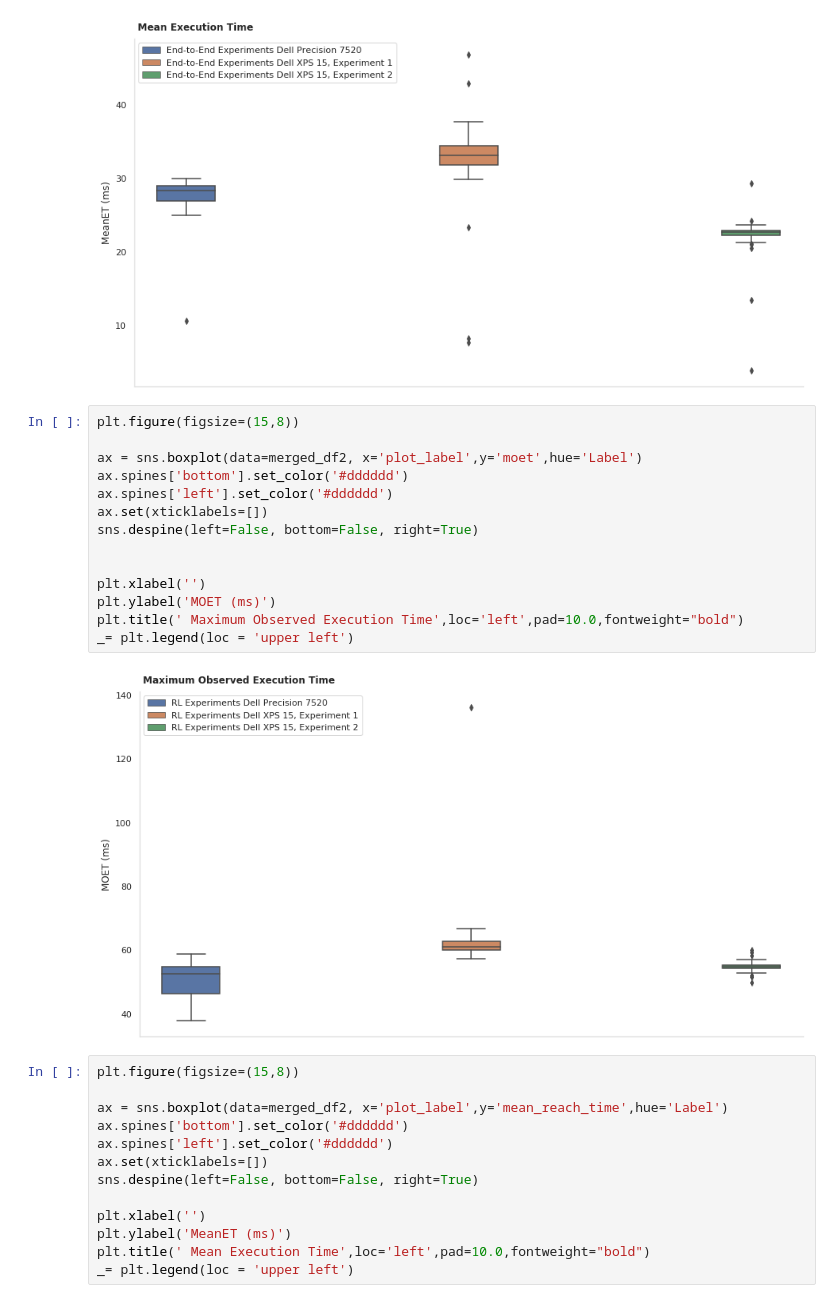
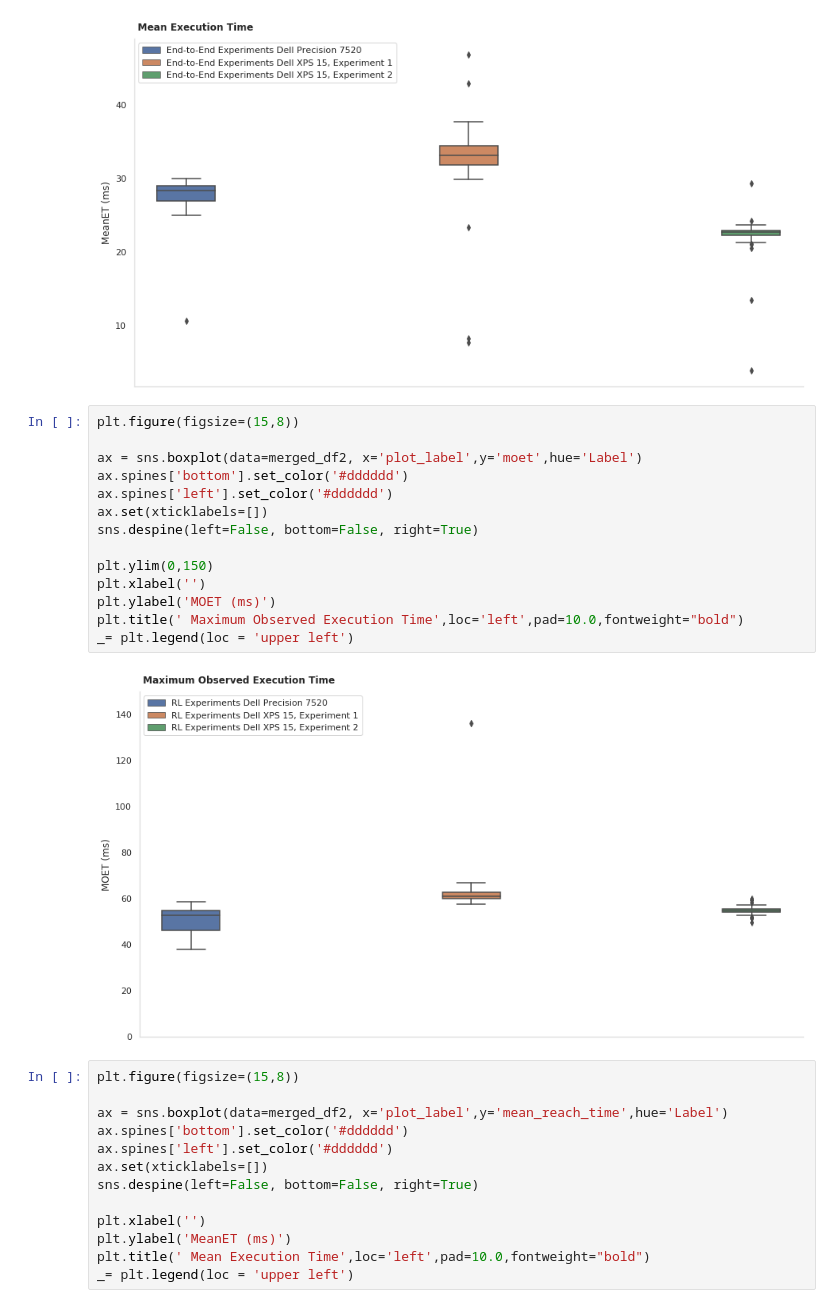
Before and after one commit to pmusau17/rtreach_f1tenth, a Jupyter notebook: ros_src/rtreach/benchmarking/BenchmarkPlots.ipynb, the cells around one changed output. Drawn from its saved outputs; the diff is of its cells as text.

```diff
--- a/ros_src/rtreach/benchmarking/BenchmarkPlots.ipynb
+++ b/ros_src/rtreach/benchmarking/BenchmarkPlots.ipynb
@@ -105,19 +105,19 @@ _= plt.legend(loc = 'upper left')
 # %%
 plt.figure(figsize=(15,8))
 
 ax = sns.boxplot(data=merged_df2, x='plot_label',y='moet',hue='Label')
 ax.spines['bottom'].set_color('#dddddd')
 ax.spines['left'].set_color('#dddddd')
 ax.set(xticklabels=[])
 sns.despine(left=False, bottom=False, right=True)
 
-
+plt.ylim(0,150)
 plt.xlabel('')
 plt.ylabel('MOET (ms)')
 plt.title(' Maximum Observed Execution Time',loc='left',pad=10.0,fontweight="bold")
 _= plt.legend(loc = 'upper left')
 # %% [output]
-[figure, old version]
+[figure, new version]
 # %%
 plt.figure(figsize=(15,8))
 
```
Also changed, not shown: parts of 2 cells of this notebook.
